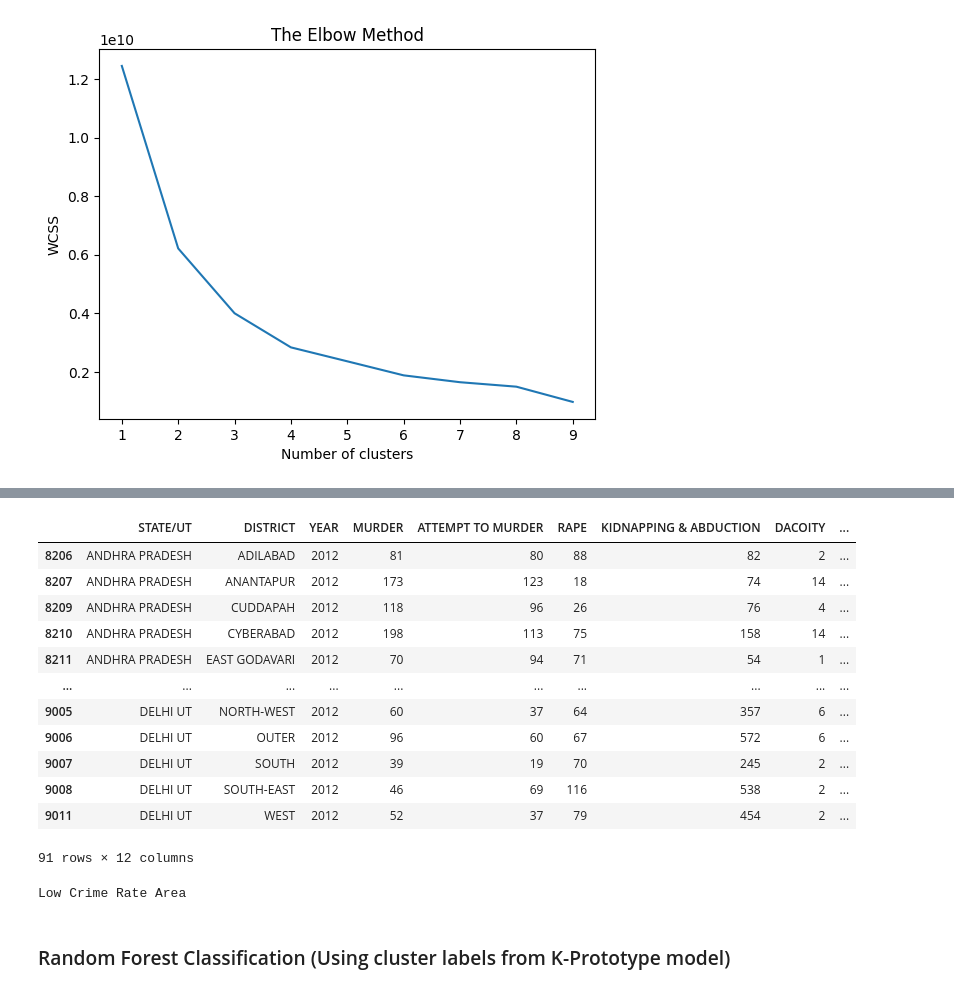
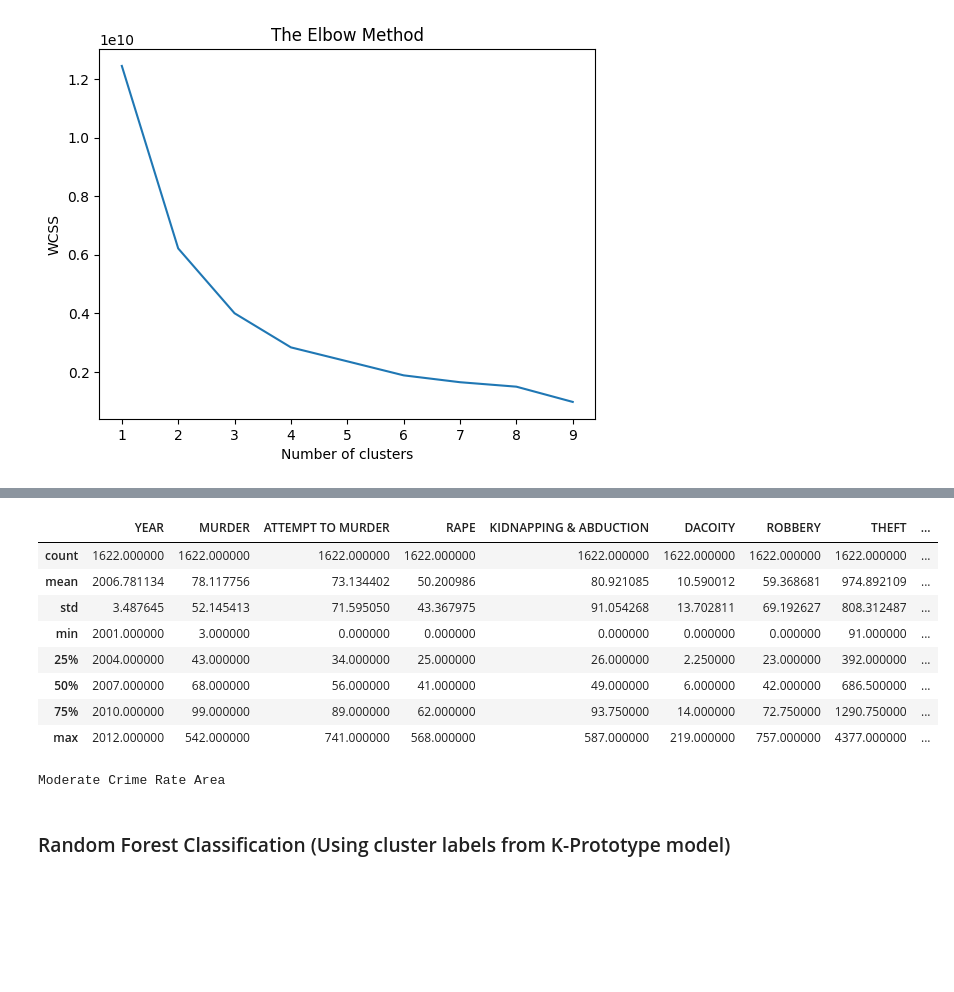
Before and after one commit to Mubeen-Zaki/Crime_Analysis, a Jupyter notebook: Prediction/prediction.ipynb, the cells around one changed output, grey strips where cells are left out. Drawn from its saved outputs; the diff is of its cells as text; code cells hidden in the pictures; blank space fills up the shorter version.

```diff
--- a/Prediction/prediction.ipynb
+++ b/Prediction/prediction.ipynb
@@ -344,21 +345,17 @@ clusters = kproto.predict(mark_array, categorical=categorical_features_idx)
 # %%
 ss['cluster'] = list(clusters)
 # %%
-ss.loc[ss['YEAR'] == 2012].loc[ss['cluster']==1]
+ss.loc[ss['cluster'] == 1].describe()
 # %% [output]
-|  | STATE/UT | DISTRICT | YEAR | MURDER | ATTEMPT TO MURDER | RAPE | KIDNAPPING & ABDUCTION | DACOITY | ... |
-| 8206 | ANDHRA PRADESH | ADILABAD | 2012 | 81 | 80 | 88 | 82 | 2 | ... |
-| 8207 | ANDHRA PRADESH | ANANTAPUR | 2012 | 173 | 123 | 18 | 74 | 14 | ... |
-| 8209 | ANDHRA PRADESH | CUDDAPAH | 2012 | 118 | 96 | 26 | 76 | 4 | ... |
-| 8210 | ANDHRA PRADESH | CYBERABAD | 2012 | 198 | 113 | 75 | 158 | 14 | ... |
-| 8211 | ANDHRA PRADESH | EAST GODAVARI | 2012 | 70 | 94 | 71 | 54 | 1 | ... |
-| ... | ... | ... | ... | ... | ... | ... | ... | ... | ... |
-| 9005 | DELHI UT | NORTH-WEST | 2012 | 60 | 37 | 64 | 357 | 6 | ... |
-| 9006 | DELHI UT | OUTER | 2012 | 96 | 60 | 67 | 572 | 6 | ... |
-| 9007 | DELHI UT | SOUTH | 2012 | 39 | 19 | 70 | 245 | 2 | ... |
-| 9008 | DELHI UT | SOUTH-EAST | 2012 | 46 | 69 | 116 | 538 | 2 | ... |
-| 9011 | DELHI UT | WEST | 2012 | 52 | 37 | 79 | 454 | 2 | ... |
+|  | YEAR | MURDER | ATTEMPT TO MURDER | RAPE | KIDNAPPING & ABDUCTION | DACOITY | ROBBERY | THEFT | ... |
+| count | 1622.000000 | 1622.000000 | 1622.000000 | 1622.000000 | 1622.000000 | 1622.000000 | 1622.000000 | 1622.000000 | ... |
+| mean | 2006.781134 | 78.117756 | 73.134402 | 50.200986 | 80.921085 | 10.590012 | 59.368681 | 974.892109 | ... |
+| std | 3.487645 | 52.145413 | 71.595050 | 43.367975 | 91.054268 | 13.702811 | 69.192627 | 808.312487 | ... |
+| min | 2001.000000 | 3.000000 | 0.000000 | 0.000000 | 0.000000 | 0.000000 | 0.000000 | 91.000000 | ... |
+| 25% | 2004.000000 | 43.000000 | 34.000000 | 25.000000 | 26.000000 | 2.250000 | 23.000000 | 392.000000 | ... |
+| 50% | 2007.000000 | 68.000000 | 56.000000 | 41.000000 | 49.000000 | 6.000000 | 42.000000 | 686.500000 | ... |
+| 75% | 2010.000000 | 99.000000 | 89.000000 | 62.000000 | 93.750000 | 14.000000 | 72.750000 | 1290.750000 | ... |
+| max | 2012.000000 | 542.000000 | 741.000000 | 568.000000 | 587.000000 | 219.000000 | 757.000000 | 4377.000000 | ... |
-91 rows × 12 columns
 # %%
 import joblib
 
@@ -373,14 +370,14 @@ features = pd.DataFrame(features)
 features = features.values
 y_pred = clus.predict(features, categorical=[0,1,2])
 if y_pred[0] == 0:
+    label="High Crime Rate Area"
+elif y_pred[0] == 1:
     label="Moderate Crime Rate Area"
-elif y_pred[0] == 1:
-    label="Low Crime Rate Area"
 elif y_pred[0] == 2:
-    label = "High Crime Rate Area"
+    label = "Low Crime Rate Area"
 print(label)
 # %% [output]
-Low Crime Rate Area
+Moderate Crime Rate Area
 # %% [markdown]
 ### Random Forest Classification (Using cluster labels from K-Prototype model)
 # %%
```
Also changed, not shown: parts of 17 cells of this notebook, 5 other files.
